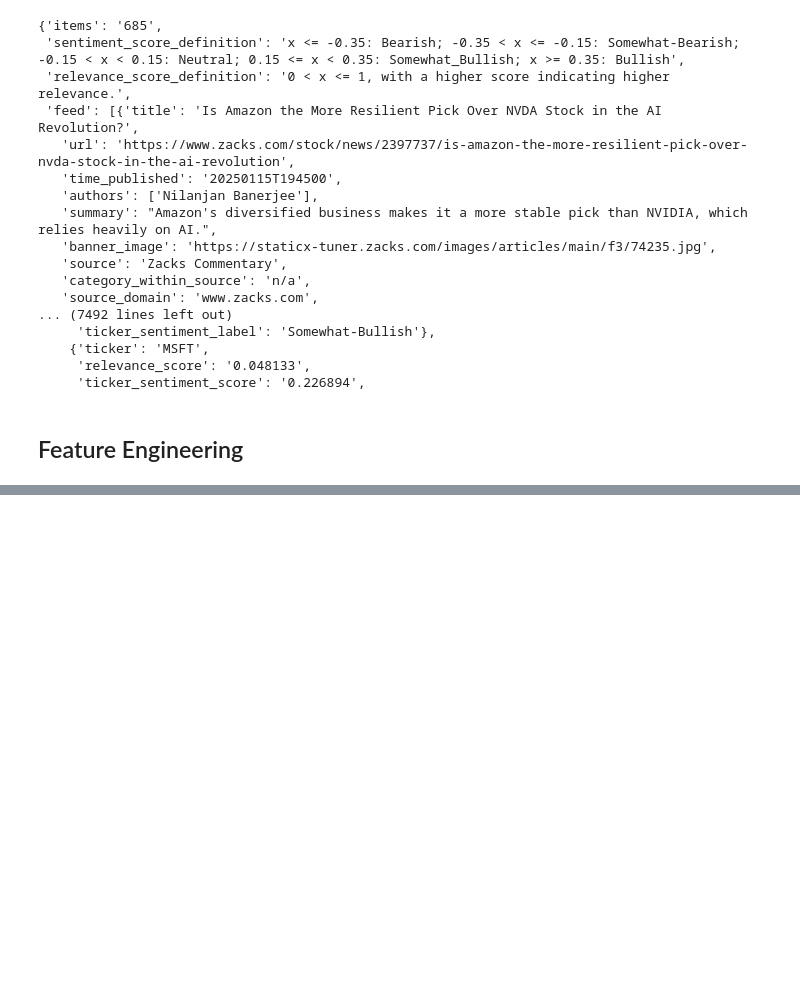
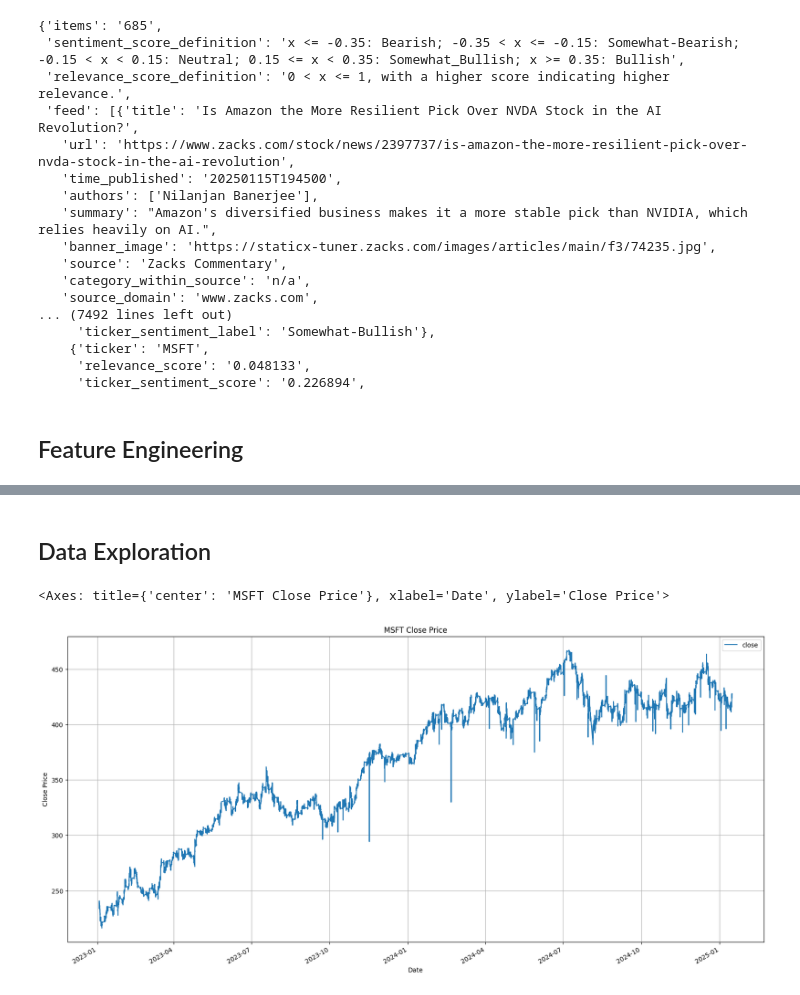
Before and after one commit to cagrikurt8/stock-market-trend-prediction, a Jupyter notebook: experimentation/data_extraction_model_experimentation.ipynb, the cells around one changed output, grey strips where cells are left out. Saved outputs shown, nothing was run; the diff lists cells and outputs as text; code cells hidden in the pictures; blank space fills up the shorter version.

```diff
--- a/experimentation/data_extraction.ipynb
+++ b/experimentation/data_extraction_model_experimentation.ipynb
@@ -272,0 +243,3 @@ df_small
+# %%
+df['hour'] = df['timestamp'].dt.hour
+df['day_of_week'] = df['timestamp'].dt.dayofweek
@@ -272,0 +262,3 @@ df_small
+# %%
+for lag in range(1, 4):
+    df[f'close_lag_{lag}'] = df['close'].shift(lag)
@@ -272,0 +281,2 @@ df_small
+# %%
+df['trend'] = (df['close'].shift(-1) > df['close']).astype(int)
@@ -272,0 +306,2 @@ df_small
+# %%
+df = df.dropna()
@@ -272,0 +324,14 @@ df_small
+# %% [markdown]
+## Data Exploration
+# %%
+df.plot(x='timestamp',
+        y='close',
+        xlabel='Date',
+        ylabel='Close Price',
+        title='MSFT Close Price',
+        grid=True,
+        kind='line',
+        figsize=(20, 10))
+# %% [output]
+<Axes: title={'center': 'MSFT Close Price'}, xlabel='Date', ylabel='Close Price'>
+[figure, added]
```
Also changed, not shown: parts of 47 cells of this notebook, 11 other files.
